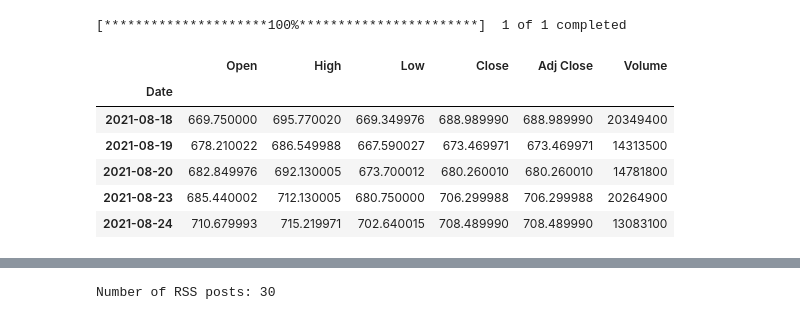
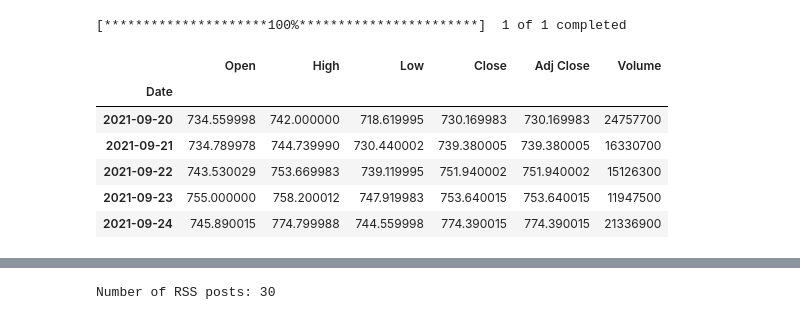
Before and after one commit to bergr7/financial_sentiment_app, a Jupyter notebook: src/notebook/prices.ipynb, the cells around one changed output, grey strips where cells are left out. Saved outputs shown, nothing was run; the diff lists cells and outputs as text; code cells hidden in the pictures.

```diff
--- a/src/notebook/prices.ipynb
+++ b/src/notebook/prices.ipynb
@@ -60,19 +60,19 @@ tsla = yf.Ticker("TSLA")
 # %%
 price_data = yf.download(
     tickers="TSLA",
     period="1mo",
     interval="1d"
 )
-price_data.head()
+price_data.tail()
 # %% [output]
 [*********************100%***********************]  1 of 1 completed
 |  | Open | High | Low | Close | Adj Close | Volume |
 | Date |  |  |  |  |  |  |
-| 2021-08-18 | 669.750000 | 695.770020 | 669.349976 | 688.989990 | 688.989990 | 20349400 |
-| 2021-08-19 | 678.210022 | 686.549988 | 667.590027 | 673.469971 | 673.469971 | 14313500 |
-| 2021-08-20 | 682.849976 | 692.130005 | 673.700012 | 680.260010 | 680.260010 | 14781800 |
-| 2021-08-23 | 685.440002 | 712.130005 | 680.750000 | 706.299988 | 706.299988 | 20264900 |
-| 2021-08-24 | 710.679993 | 715.219971 | 702.640015 | 708.489990 | 708.489990 | 13083100 |
+| 2021-09-20 | 734.559998 | 742.000000 | 718.619995 | 730.169983 | 730.169983 | 24757700 |
+| 2021-09-21 | 734.789978 | 744.739990 | 730.440002 | 739.380005 | 739.380005 | 16330700 |
+| 2021-09-22 | 743.530029 | 753.669983 | 739.119995 | 751.940002 | 751.940002 | 15126300 |
+| 2021-09-23 | 755.000000 | 758.200012 | 747.919983 | 753.640015 | 753.640015 | 11947500 |
+| 2021-09-24 | 745.890015 | 774.799988 | 744.559998 | 774.390015 | 774.390015 | 21336900 |
 # %%
 close_volume = price_data.loc[:, ["Close", "Volume"]]
 close_volume = close_volume.reset_index()
```
Also changed, not shown: parts of 9 cells of this notebook.
